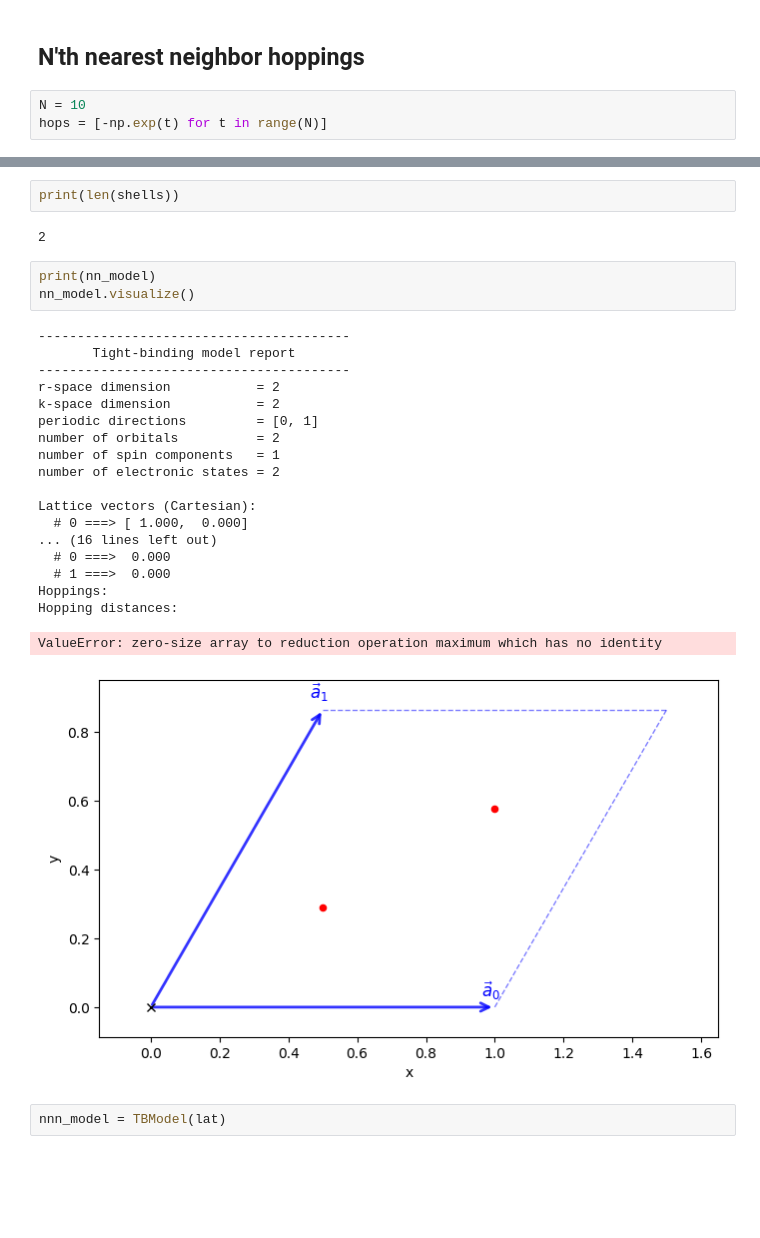
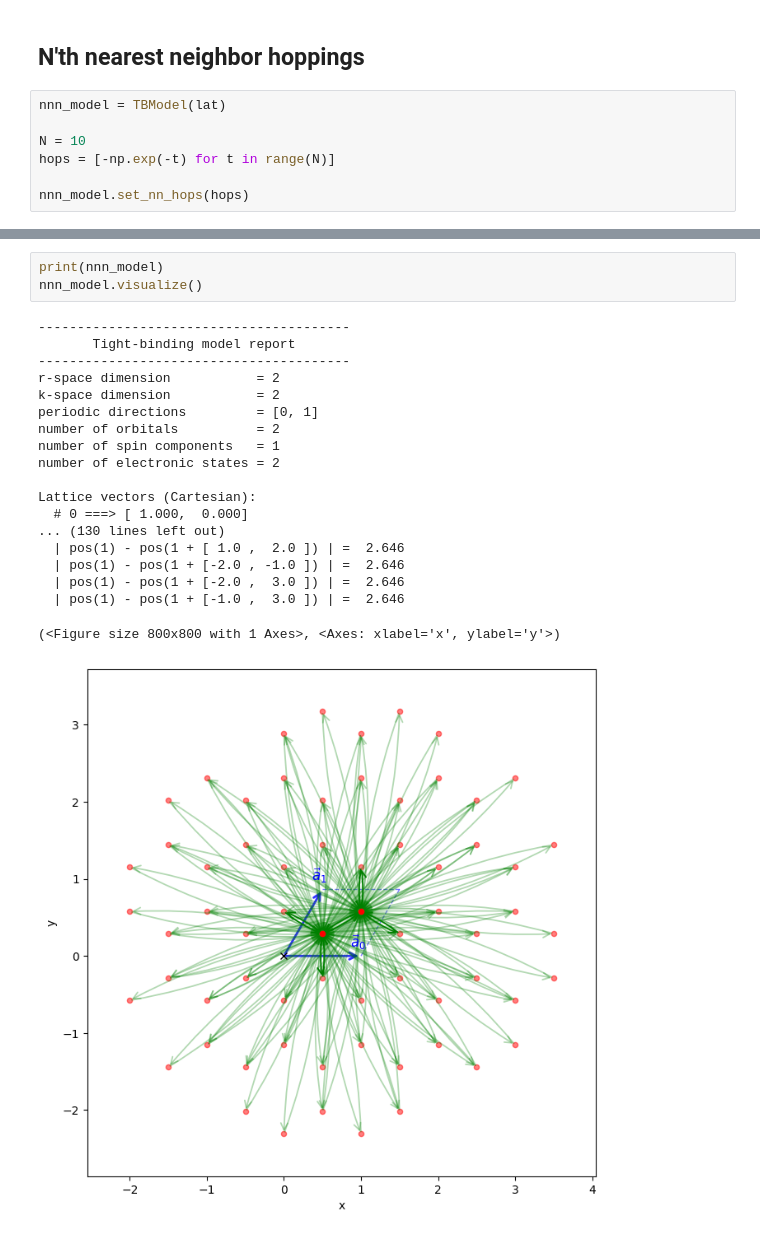
Before and after one commit to pythtb/pythtb, a Jupyter notebook: docs/source/examples_ipynb/nn_shells.ipynb, the cells around one changed output, grey strips where cells are left out. Drawn from its saved outputs; the diff is of its cells as text; blank space fills up the shorter version.

```diff
--- a/docs/source/examples_ipynb/nn_shells.ipynb
+++ b/docs/source/examples_ipynb/nn_shells.ipynb
@@ -20,5 +45,9 @@ nn_model = TBModel(lat)
 # %% [markdown]
 ## N'th nearest neighbor hoppings
 # %%
+nnn_model = TBModel(lat)
+
 N = 10
-hops = [-np.exp(t) for t in range(N)]
+hops = [-np.exp(-t) for t in range(N)]
+
+nnn_model.set_nn_hops(hops)
@@ -88,29 +54,23 @@ shells = lat.nn_bonds(n_shell=n_shell)
-# %%
-print(len(shells))
-# %% [output]
-2
 # %%
-print(nn_model)
-nn_model.visualize()
+print(nnn_model)
+nnn_model.visualize()
 # %% [output]
 ----------------------------------------
        Tight-binding model report
 ----------------------------------------
 r-space dimension           = 2
 k-space dimension           = 2
 periodic directions         = [0, 1]
 number of orbitals          = 2
 number of spin components   = 1
 number of electronic states = 2
 
 Lattice vectors (Cartesian):
   # 0 ===> [ 1.000,  0.000]
-... (16 lines left out)
-  # 0 ===>  0.000
-  # 1 ===>  0.000
-Hoppings:
-Hopping distances:
+... (130 lines left out)
+  | pos(1) - pos(1 + [ 1.0 ,  2.0 ]) | =  2.646
+  | pos(1) - pos(1 + [-2.0 , -1.0 ]) | =  2.646
+  | pos(1) - pos(1 + [-2.0 ,  3.0 ]) | =  2.646
+  | pos(1) - pos(1 + [-1.0 ,  3.0 ]) | =  2.646
-ValueError: zero-size array to reduction operation maximum which has no identity
+(<Figure size 800x800 with 1 Axes>, <Axes: xlabel='x', ylabel='y'>)
-[figure, old version]
+[figure, new version]
-# %%
-nnn_model = TBModel(lat)
```
Also changed, not shown: parts of 24 cells of this notebook, 1 other file.
